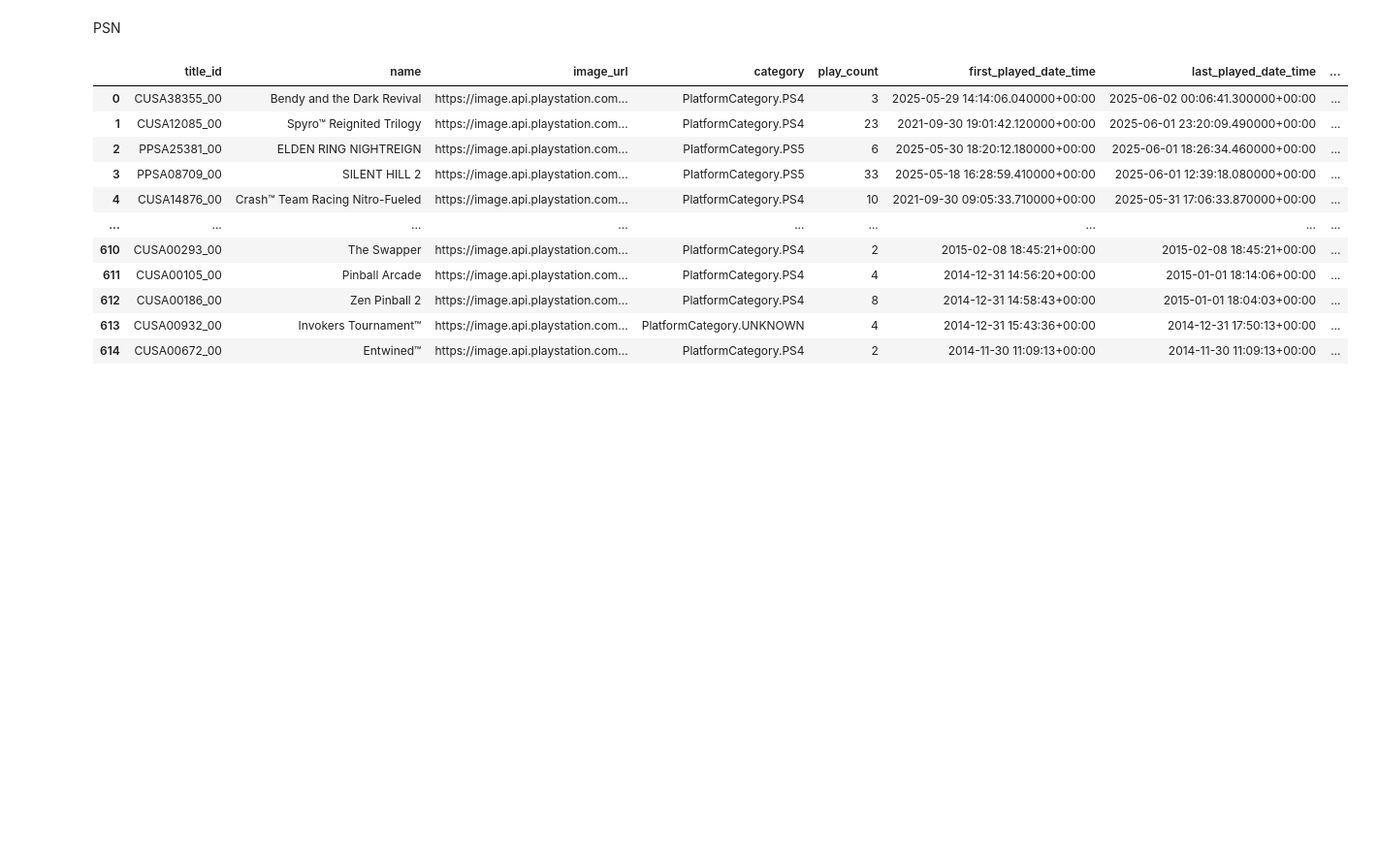
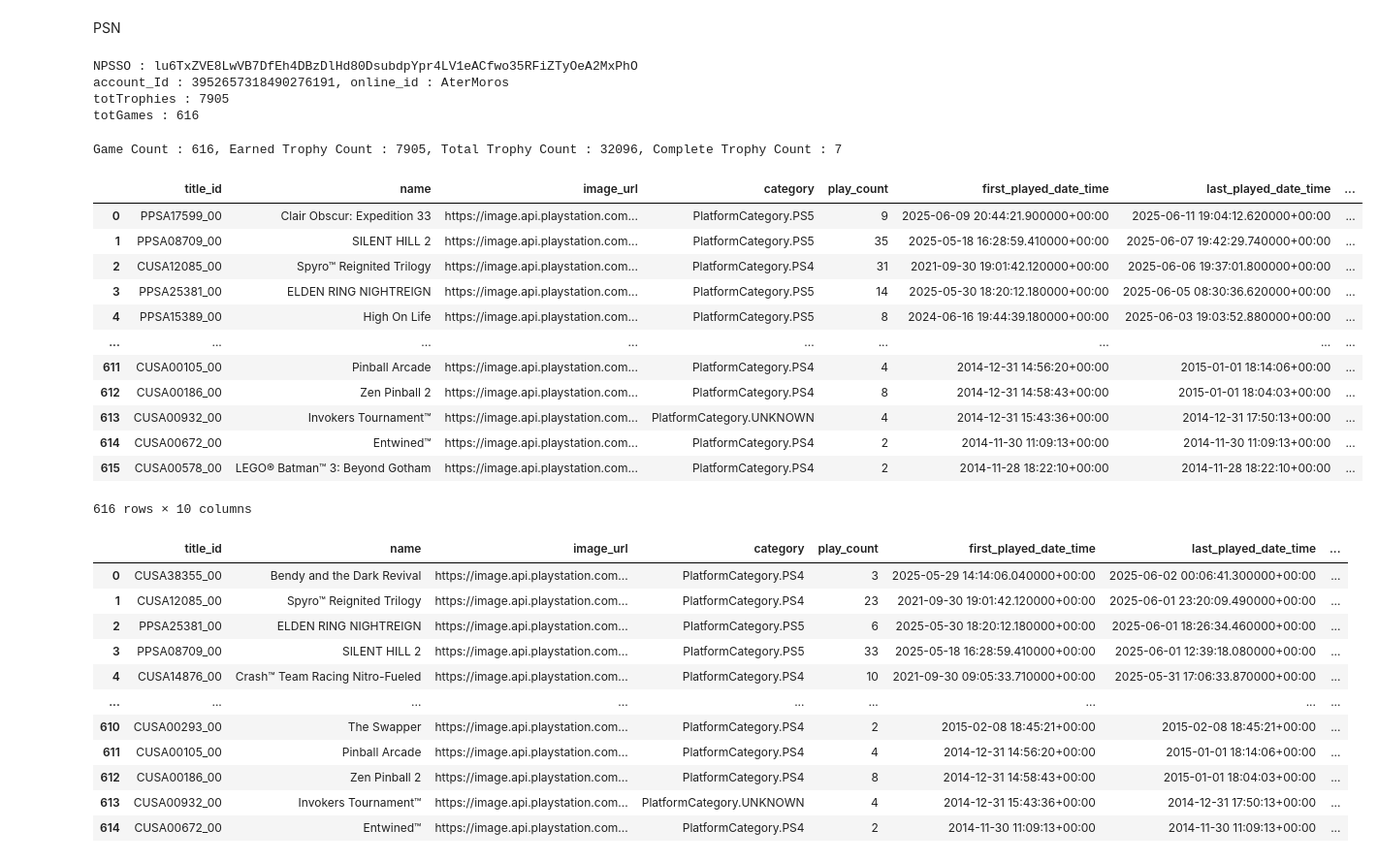
Before and after one commit to AndreaAmorosini/GamesTrack, a Jupyter notebook: API_examples/api_test.ipynb, the cells around one changed output. Shown at 97% size. Saved outputs shown, nothing was run; the diff lists cells and outputs as text; code cells hidden in the pictures; blank space fills up the shorter version.

```diff
--- a/API_examples/api_test.ipynb
+++ b/API_examples/api_test.ipynb
@@ -9,10 +9,13 @@ import numpy as np
 import os
 from dotenv import load_dotenv
 from psnawp_api.models import SearchDomain
+from concurrent.futures import ThreadPoolExecutor, TimeoutError
+import time
 
 load_dotenv()
 
 NPSSO = os.getenv("NPSSO")
+print("NPSSO : " + str(NPSSO))
 # Get your npsso from https://psnprofiles.com/psnawp
 npsso = NPSSO
 # Create a PSNAWP object
@@ -36,8 +39,16 @@ def get_np_communication_id(title_id):
             "product_id": product_id,
         }
     except Exception as e:
-        print(f"Error retrieving np_communication_id for title_id {title_id}: {e}")
+        # print(f"Error retrieving np_communication_id for title_id {title_id}: {e}")
         return {"np_communication_id": None, "product_id": None}
+
+def get_np_communication_id_with_timeout(title_id, timeout=5):
+    with ThreadPoolExecutor(max_workers=1) as executor:
+        future = executor.submit(get_np_communication_id, title_id)
+        try:
+            return future.result(timeout=timeout)
+        except TimeoutError:
+            return {"np_communication_id": None, "product_id": None}
 
 def get_product_id_by_title(title_name):
     try:
@@ -50,16 +61,15 @@ def get_product_id_by_title(title_name):
         # print(f"Error retrieving product_id for game title {title_name}: {e}")
         return None
 
-# title_stats = list(client.title_stats())
-# trophy_stats = list(client.trophy_titles())
 
 gameCount = 0
 for t in tqdm(client.title_stats(), desc="Processing games"):
-    print("name : " + t.name + " , title_id : " + str(t.title_id))
-    ids = get_np_communication_id(t.title_id)
+    # print("name : " + t.name + " , title_id : " + str(t.title_id))
+    time.sleep(1.5)
+    ids = get_np_communication_id_with_timeout(t.title_id)
     np_communication_id = ids["np_communication_id"]
     product_id = ids["product_id"]
-    print("np_communication_id : " + str(np_communication_id) + " , product_id : " + str(product_id))
+    # print("np_communication_id : " + str(np_communication_id) + " , product_id : " + str(product_id))
     listGame = [
         t.title_id,
         t.name,
@@ -74,33 +84,55 @@ for t in tqdm(client.title_stats(), desc="Processing games"):
     listOfListGames.append(listGame)
     gameCount += 1
 
 np_communication_id_list = [game[8] for game in listOfListGames if game[8] is not None]
 
 earnedTrophyCount = 0
 totTrophyCount = 0
 completeTrophyCount = 0
 for tr in tqdm(client.trophy_titles(), desc="Processing trophies"):
     if tr.np_communication_id not in np_communication_id_list:
         product_id = get_product_id_by_title(tr.title_name)
+        time.sleep(1.5)
     else:
         product_id = next((game[9] for game in listOfListGames if game[8] == tr.np_communication_id), None)
     listGame = [tr.np_communication_id, tr.title_name,
                 (tr.defined_trophies.bronze + tr.defined_trophies.silver + tr.defined_trophies.gold + tr.defined_trophies.platinum),
                 (tr.earned_trophies.bronze + tr.earned_trophies.silver + tr.earned_trophies.gold + tr.earned_trophies.platinum),
                 (str(tr.progress) + "%"), tr.np_title_id, product_id]
     listOfListTrophy.append(listGame)
     earnedTrophyCount += (tr.earned_trophies.bronze + tr.earned_trophies.silver + tr.earned_trophies.gold + tr.earned_trophies.platinum)
     totTrophyCount += (tr.defined_trophies.bronze + tr.defined_trophies.silver + tr.defined_trophies.gold + tr.defined_trophies.platinum)
     if tr.earned_trophies.platinum > 0:
         completeTrophyCount += 1
 
 df_trophy_psn = pd.DataFrame(np.array(listOfListTrophy), columns=["np_communication_id", "title_name", "totTrophy", "earnedTrophy", "percTrophy", "np_title_id", "product_id"])
 df_games_psn = pd.DataFrame(np.array(listOfListGames), columns=["title_id", "name", "image_url", "category", "play_count", "first_played_date_time", "last_played_date_time", "play_duration", "np_communication_id", "product_id"])
 #In caso fare join tra le due tabelle per ottenere la lista completa di giopchi e dove non c'e la category PS5 o PS4 mettere Ps3
 
 print("Game Count : " + str(gameCount) + ", Earned Trophy Count : " + str(earnedTrophyCount) + ", Total Trophy Count : " + str(totTrophyCount) + ", Complete Trophy Count : " + str(completeTrophyCount))
 
+
+
 df_games_psn
+# %% [output]
+NPSSO : lu6TxZVE8LwVB7DfEh4DBzDlHd80DsubdpYpr4LV1eACfwo35RFiZTyOeA2MxPhO
+account_Id : 3952657318490276191, online_id : AterMoros
+totTrophies : 7905
+totGames : 616
+Game Count : 616, Earned Trophy Count : 7905, Total Trophy Count : 32096, Complete Trophy Count : 7
+|  | title_id | name | image_url | category | play_count | first_played_date_time | last_played_date_time | ... |
+| 0 | PPSA17599_00 | Clair Obscur: Expedition 33 | https://image.api.playstation.com... | PlatformCategory.PS5 | 9 | 2025-06-09 20:44:21.900000+00:00 | 2025-06-11 19:04:12.620000+00:00 | ... |
+| 1 | PPSA08709_00 | SILENT HILL 2 | https://image.api.playstation.com... | PlatformCategory.PS5 | 35 | 2025-05-18 16:28:59.410000+00:00 | 2025-06-07 19:42:29.740000+00:00 | ... |
+| 2 | CUSA12085_00 | Spyro™ Reignited Trilogy | https://image.api.playstation.com... | PlatformCategory.PS4 | 31 | 2021-09-30 19:01:42.120000+00:00 | 2025-06-06 19:37:01.800000+00:00 | ... |
+| 3 | PPSA25381_00 | ELDEN RING NIGHTREIGN | https://image.api.playstation.com... | PlatformCategory.PS5 | 14 | 2025-05-30 18:20:12.180000+00:00 | 2025-06-05 08:30:36.620000+00:00 | ... |
+| 4 | PPSA15389_00 | High On Life | https://image.api.playstation.com... | PlatformCategory.PS5 | 8 | 2024-06-16 19:44:39.180000+00:00 | 2025-06-03 19:03:52.880000+00:00 | ... |
+| ... | ... | ... | ... | ... | ... | ... | ... | ... |
+| 611 | CUSA00105_00 | Pinball Arcade | https://image.api.playstation.com... | PlatformCategory.PS4 | 4 | 2014-12-31 14:56:20+00:00 | 2015-01-01 18:14:06+00:00 | ... |
+| 612 | CUSA00186_00 | Zen Pinball 2 | https://image.api.playstation.com... | PlatformCategory.PS4 | 8 | 2014-12-31 14:58:43+00:00 | 2015-01-01 18:04:03+00:00 | ... |
+| 613 | CUSA00932_00 | Invokers Tournament™ | https://image.api.playstation.com... | PlatformCategory.UNKNOWN | 4 | 2014-12-31 15:43:36+00:00 | 2014-12-31 17:50:13+00:00 | ... |
+| 614 | CUSA00672_00 | Entwined™ | https://image.api.playstation.com... | PlatformCategory.PS4 | 2 | 2014-11-30 11:09:13+00:00 | 2014-11-30 11:09:13+00:00 | ... |
+| 615 | CUSA00578_00 | LEGO® Batman™ 3: Beyond Gotham | https://image.api.playstation.com... | PlatformCategory.PS4 | 2 | 2014-11-28 18:22:10+00:00 | 2014-11-28 18:22:10+00:00 | ... |
+616 rows × 10 columns
 # %%
 df_games_psn = df_games_psn.dropna(subset=["np_communication_id"])
 df_games_psn
```
Also changed, not shown: parts of 4 cells of this notebook, 1 other file.
